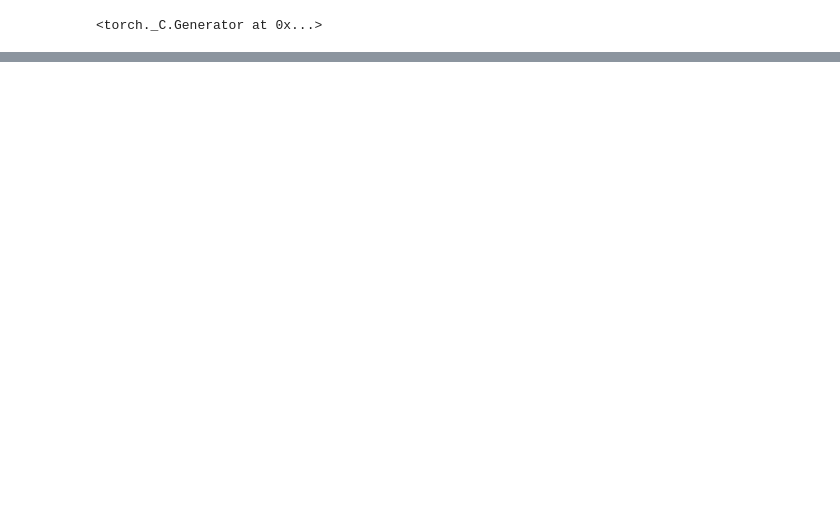
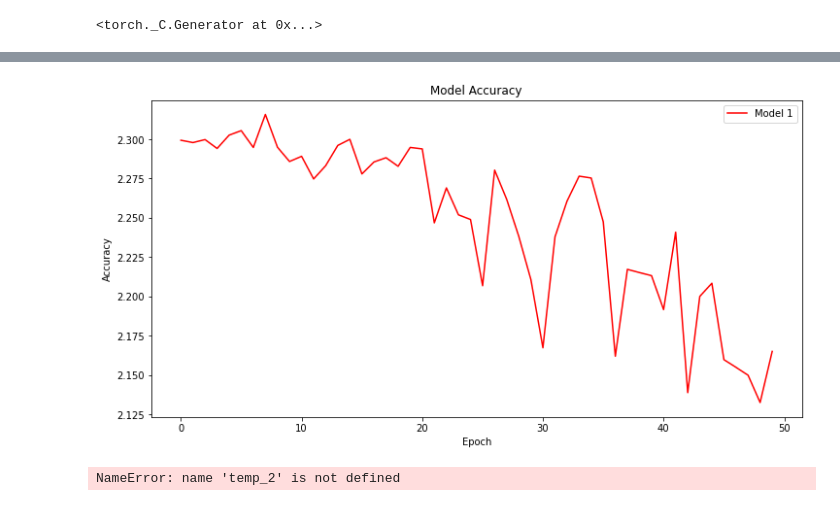
Before and after one commit to nik1097/Deep-Learning, a Jupyter notebook: HW1 rand_label_fit.ipynb, the cells around one changed output, grey strips where cells are left out. Drawn from its saved outputs; the diff is of its cells as text; code cells hidden in the pictures; blank space fills up the shorter version.

```diff
--- a/HW1 rand_label_fit.ipynb
+++ b/HW1 rand_label_fit.ipynb
@@ -84,7 +58,7 @@ class LeNet(nn.Module):
         x = self.fc3(x)
         return x
 # %%
-train_batch_size = 64
-test_batch_size = 1000
+train_batch_size = 100
+test_batch_size = 100
 train_loader, test_loader = load_data(train_batch_size, test_batch_size)
 # %% [output]
@@ -133,9 +105,10 @@ def test(model, epoch, test_loader):
         data, target = Variable(data), Variable(target)
 
         output = model(data)
-        test_loss += loss_fn(output, target).data
+        loss = loss_fn(output, target)
+        test_loss = test_loss + loss.data
 
-        pred = np.argmax(output.data, axis=1)
+        pred = np.argmax(output.data, axis = 1)
         correct = correct + np.equal(pred, target.data).sum()
 
     # Print log
@@ -143,21 +116,19 @@ def test(model, epoch, test_loader):
     print('\nTest set, Epoch {} , Average loss: {:.4f}, Accuracy: {}/{} ({:.0f}%)\n'.format(epoch,
         test_loss, correct, len(test_loader.dataset),
         100. * correct / len(test_loader.dataset)))
+    return loss.data
 # %%
-torch.manual_seed(1)
-model= LeNet()
+model = LeNet()
 
-lr = 0.01
-momentum=0.5
-optimizer = optim.Adam(model.parameters(), lr=lr)
-m0_loss_arr = []
-m0_acc_arr = []
+optimizer = optim.Adam(model.parameters(), lr=0.0001)
+m1_train_loss_arr = []
+m1_test_loss_arr = []
 
-epochs = 10
-log_interval = 200
+epochs = 3
+log_interval = 500
 for epoch in range(1, epochs + 1):
-    loss, acc = train(model, optimizer, epoch, train_loader, log_interval=log_interval)
-    m0_loss_arr.append(loss)
-    m0_acc_arr.append(acc)
-    test(model, epoch, test_loader)
+    loss, acc = train(model, optimizer, epoch, train_loader, log_interval = log_interval)
+    m1_train_loss_arr.append(loss)
+    loss_test = test(model, epoch, test_loader)
+    m1_test_loss_arr.append(loss_test)
 # %% [output]
@@ -170,0 +156,11 @@ KeyboardInterrupt:
+# %%
+plt.figure(figsize=(12,6))
+plt.plot(np.arange(0, 50, 1), m1_train_loss_arr, color = "r")
+#plt.plot(np.arange(1, 500, 1), m1_acc_arr, color = "g")
+plt.title('Model Accuracy')
+plt.legend(['Model 1', 'Model 2'])
+plt.xlabel('Epoch')
+plt.ylabel('Accuracy')
+plt.show()
+# %% [output]
+[figure, added]
@@ -170,0 +174,4 @@ KeyboardInterrupt:
+# %%
+temp_2
+# %% [output]
+NameError: name 'temp_2' is not defined
```
Also changed, not shown: parts of 6 cells of this notebook.
